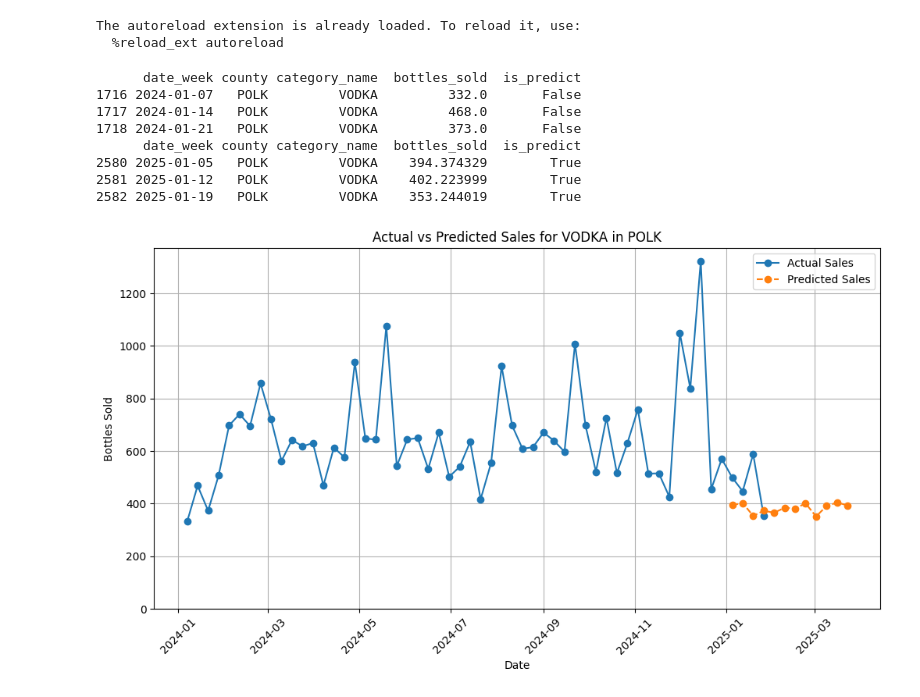
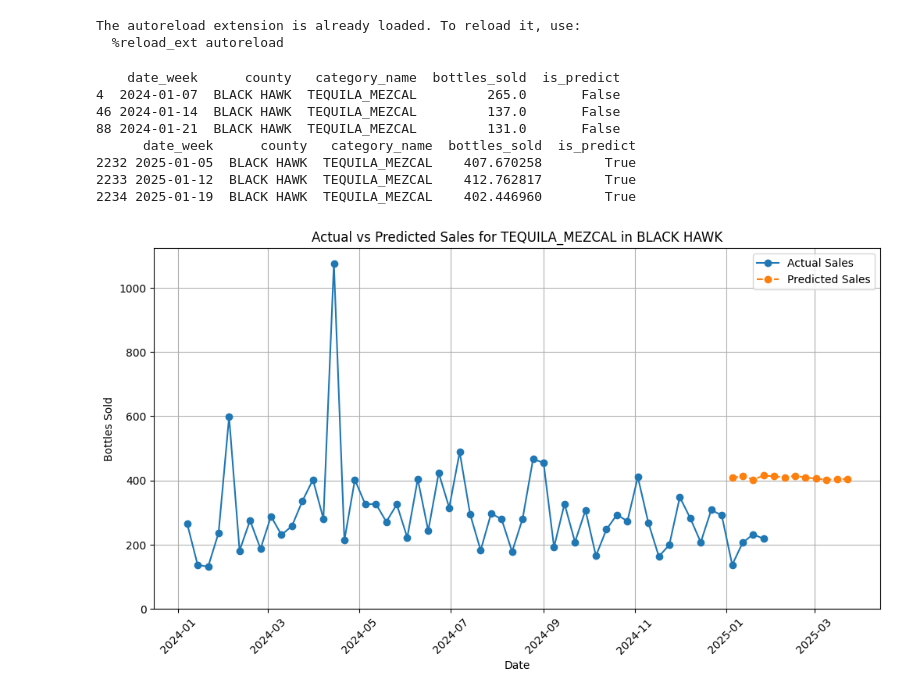
Before and after one commit to hilinski/liquor_demand_forecasting, a Jupyter notebook: notebooks/plot.ipynb, the cells around one changed output. Drawn from its saved outputs; the diff is of its cells as text; code cells hidden in the pictures.

Commit message:
ARIMA notebook y plot notebook

```diff
--- a/notebooks/plot.ipynb
+++ b/notebooks/plot.ipynb
@@ -54,17 +54,17 @@ def plot_actual_vs_predicted(df, county, category_name):
     plt.xticks(rotation=45)
     plt.show()
 # %%
-plot_actual_vs_predicted(data, 'POLK', 'VODKA')
+plot_actual_vs_predicted(data, 'BLACK HAWK', 'TEQUILA_MEZCAL')
 # %% [output]
-      date_week county category_name  bottles_sold  is_predict
-1716 2024-01-07   POLK         VODKA         332.0       False
-1717 2024-01-14   POLK         VODKA         468.0       False
-1718 2024-01-21   POLK         VODKA         373.0       False
-      date_week county category_name  bottles_sold  is_predict
-2580 2025-01-05   POLK         VODKA    394.374329        True
-2581 2025-01-12   POLK         VODKA    402.223999        True
-2582 2025-01-19   POLK         VODKA    353.244019        True
+    date_week      county   category_name  bottles_sold  is_predict
+4  2024-01-07  BLACK HAWK  TEQUILA_MEZCAL         265.0       False
+46 2024-01-14  BLACK HAWK  TEQUILA_MEZCAL         137.0       False
+88 2024-01-21  BLACK HAWK  TEQUILA_MEZCAL         131.0       False
+      date_week      county   category_name  bottles_sold  is_predict
+2232 2025-01-05  BLACK HAWK  TEQUILA_MEZCAL    407.670258        True
+2233 2025-01-12  BLACK HAWK  TEQUILA_MEZCAL    412.762817        True
+2234 2025-01-19  BLACK HAWK  TEQUILA_MEZCAL    402.446960        True
-[figure, old version]
+[figure, new version]
 # %%
 plot_actual_vs_predicted(data, 'POLK', 'RUM')
 # %% [output]
```
Also changed, not shown: parts of 3 cells of this notebook, 1 other file.
